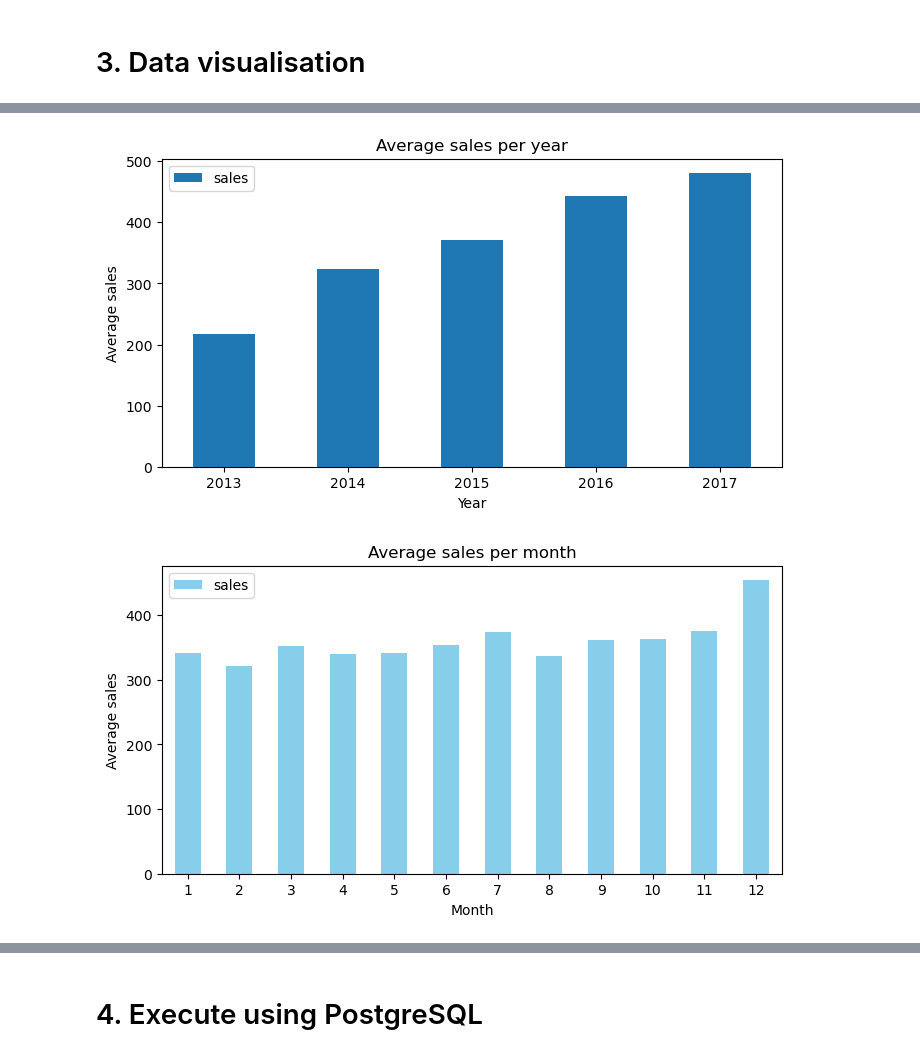
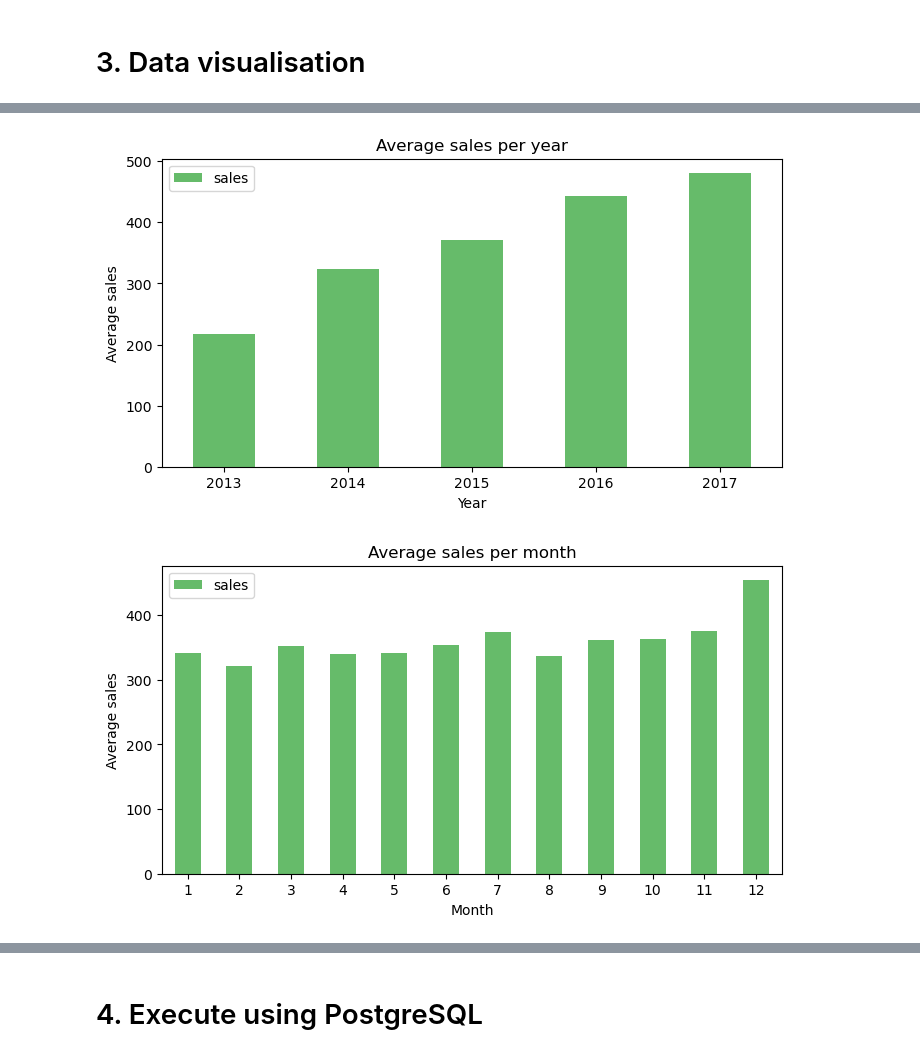
Before and after one commit to Rezkitasyarihna/store_sales_prediction, a Jupyter notebook: store_sales.ipynb, the cells around one changed output, grey strips where cells are left out. Saved outputs shown, nothing was run; the diff lists cells and outputs as text; code cells hidden in the pictures.

```diff
--- a/store_sales.ipynb
+++ b/store_sales.ipynb
@@ -100,23 +135,23 @@ plt.show()
 # %%
 # Visualize average sales per year
 plt.figure(figsize=(8,4))
-df.groupby('year')['sales'].mean().plot(kind='bar')
+df.groupby('year')['sales'].mean().plot(kind='bar', color='#66BB6A')
 plt.title('Average sales per year')
 plt.xlabel('Year')
 plt.ylabel('Average sales')
 plt.xticks(rotation=0)
 plt.legend()
 plt.show()
 
 # Visualize average sales per month
 plt.figure(figsize=(8,4))
-df.groupby('month')['sales'].mean().plot(kind='bar', color='skyblue')
+df.groupby('month')['sales'].mean().plot(kind='bar', color='#66BB6A')
 plt.title('Average sales per month')
 plt.xlabel('Month')
 plt.ylabel('Average sales')
 plt.xticks(rotation=0)
 plt.legend()
 plt.show()
 # %% [output]
-[figure, old version]
+[figure, new version]
-[figure, old version]
+[figure, new version]
```
Also changed, not shown: parts of 9 cells of this notebook.
